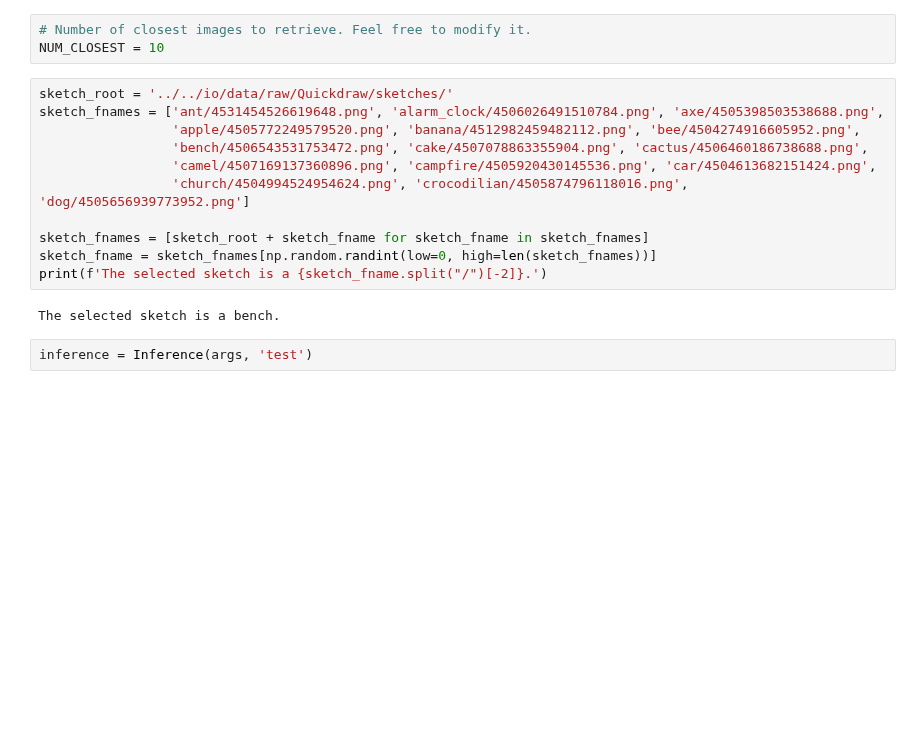
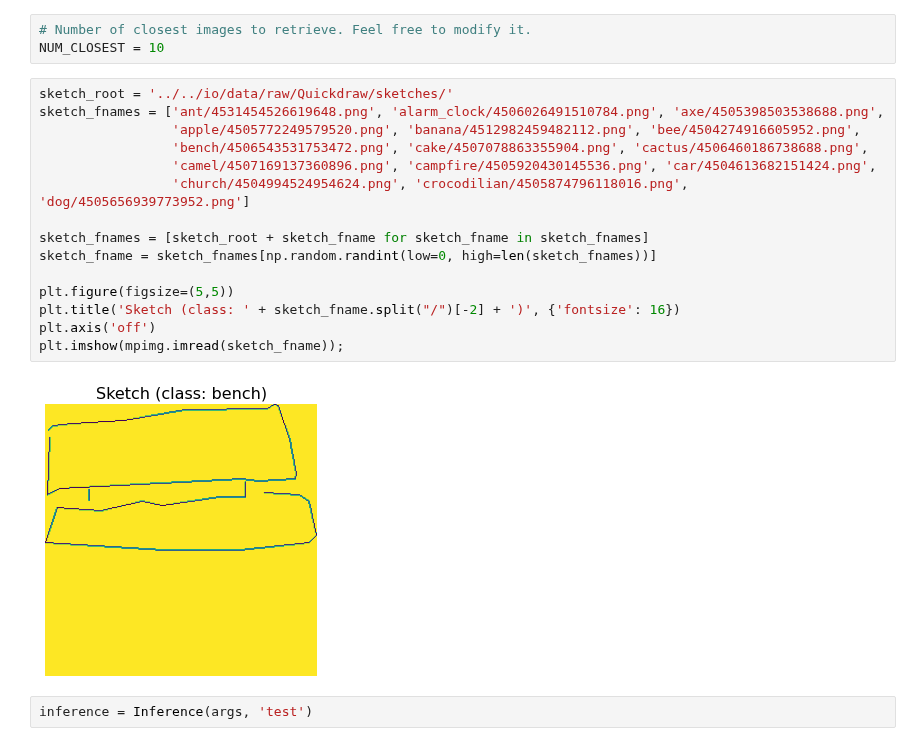
Before and after one commit to VisiumCH/AMLD-2021-Sketchy, a Jupyter notebook: notebooks/workshop/AMLD-2021-Sketchy.ipynb, the cells around one changed output. Drawn from its saved outputs; the diff is of its cells as text; blank space fills up the shorter version.

```diff
--- a/notebooks/workshop/AMLD-2021-Sketchy.ipynb
+++ b/notebooks/workshop/AMLD-2021-Sketchy.ipynb
@@ -350,16 +401,20 @@ NUM_CLOSEST = 10
 # %%
 sketch_root = '../../io/data/raw/Quickdraw/sketches/'
 sketch_fnames = ['ant/4531454526619648.png', 'alarm_clock/4506026491510784.png', 'axe/4505398503538688.png',
                  'apple/4505772249579520.png', 'banana/4512982459482112.png', 'bee/4504274916605952.png',
                  'bench/4506543531753472.png', 'cake/4507078863355904.png', 'cactus/4506460186738688.png',
                  'camel/4507169137360896.png', 'campfire/4505920430145536.png', 'car/4504613682151424.png',
                  'church/4504994524954624.png', 'crocodilian/4505874796118016.png', 'dog/4505656939773952.png']
 
 sketch_fnames = [sketch_root + sketch_fname for sketch_fname in sketch_fnames]
 sketch_fname = sketch_fnames[np.random.randint(low=0, high=len(sketch_fnames))]
-print(f'The selected sketch is a {sketch_fname.split("/")[-2]}.')
+
+plt.figure(figsize=(5,5))
+plt.title('Sketch (class: ' + sketch_fname.split("/")[-2] + ')', {'fontsize': 16})
+plt.axis('off')
+plt.imshow(mpimg.imread(sketch_fname));
 # %% [output]
-The selected sketch is a bench.
+[figure, added]
 # %%
 inference = Inference(args, 'test')
 # %%
```
Also changed, not shown: parts of 55 cells of this notebook.
